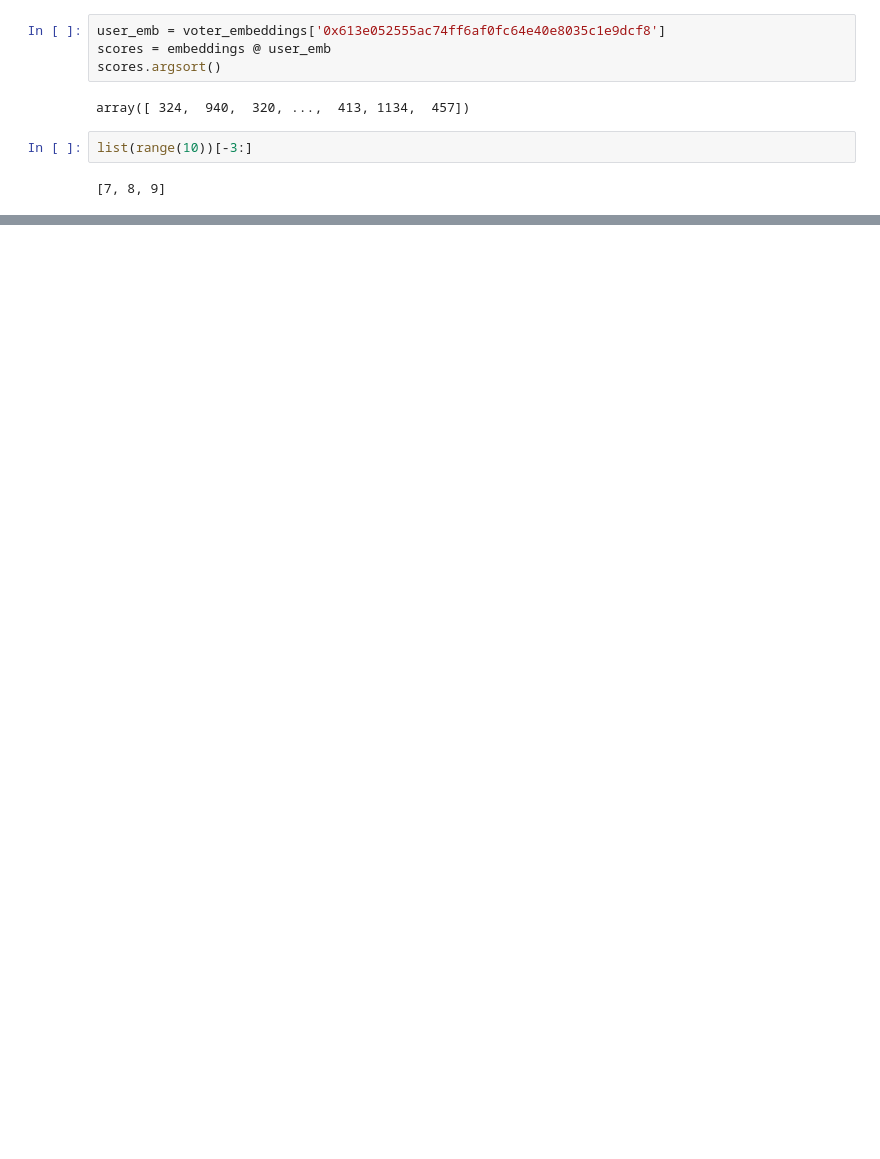
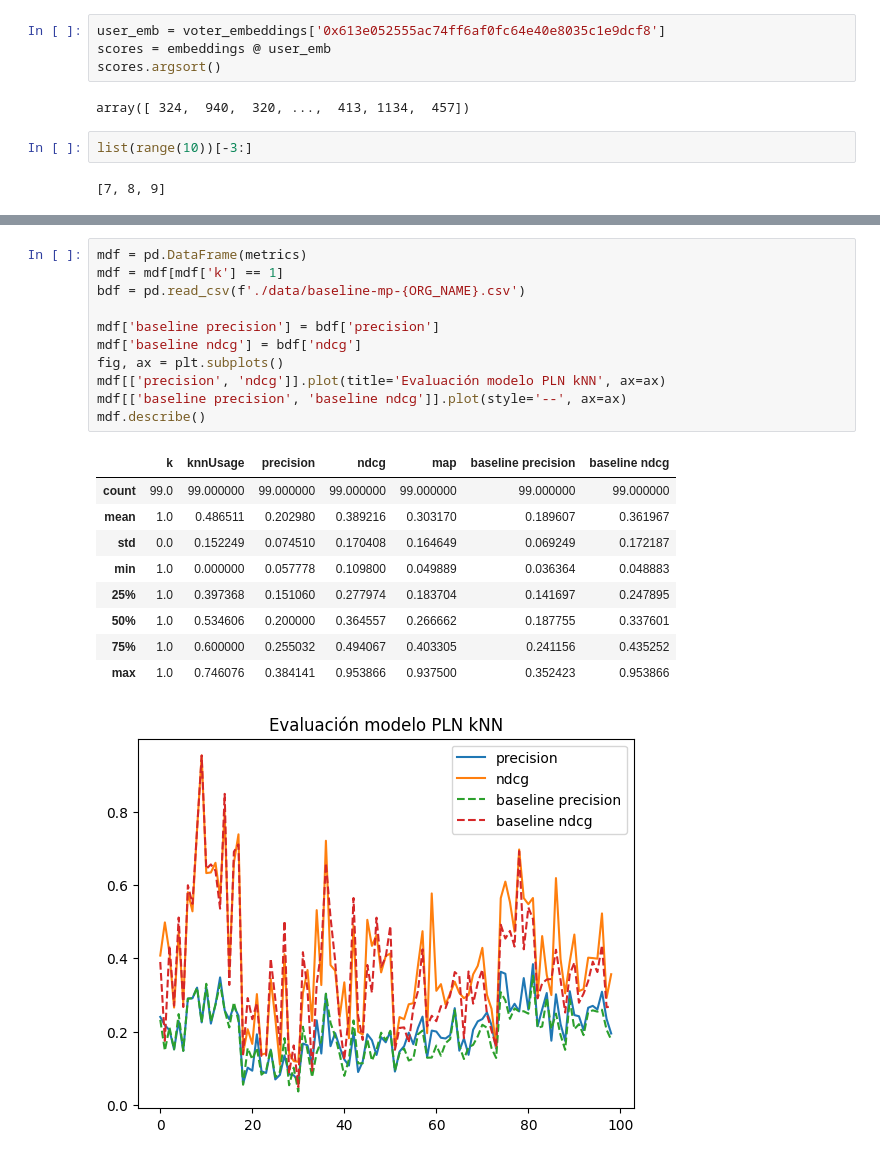
Before and after one commit to daviddavo/upm-tfm-notebooks, a Jupyter notebook: 08_pln.ipynb, the cells around one changed output, grey strips where cells are left out. Saved outputs shown, nothing was run; the diff lists cells and outputs as text; blank space fills up the shorter version.

```diff
--- a/08_pln.ipynb
+++ b/08_pln.ipynb
@@ -294,0 +584,22 @@ recall: 0.741011513447713
+# %%
+mdf = pd.DataFrame(metrics)
+mdf = mdf[mdf['k'] == 1]
+bdf = pd.read_csv(f'./data/baseline-mp-{ORG_NAME}.csv')
+
+mdf['baseline precision'] = bdf['precision']
+mdf['baseline ndcg'] = bdf['ndcg']
+fig, ax = plt.subplots()
+mdf[['precision', 'ndcg']].plot(title='Evaluación modelo PLN kNN', ax=ax)
+mdf[['baseline precision', 'baseline ndcg']].plot(style='--', ax=ax)
+mdf.describe()
+# %% [output]
+|  | k | knnUsage | precision | ndcg | map | baseline precision | baseline ndcg |
+| count | 99.0 | 99.000000 | 99.000000 | 99.000000 | 99.000000 | 99.000000 | 99.000000 |
+| mean | 1.0 | 0.486511 | 0.202980 | 0.389216 | 0.303170 | 0.189607 | 0.361967 |
+| std | 0.0 | 0.152249 | 0.074510 | 0.170408 | 0.164649 | 0.069249 | 0.172187 |
+| min | 1.0 | 0.000000 | 0.057778 | 0.109800 | 0.049889 | 0.036364 | 0.048883 |
+| 25% | 1.0 | 0.397368 | 0.151060 | 0.277974 | 0.183704 | 0.141697 | 0.247895 |
+| 50% | 1.0 | 0.534606 | 0.200000 | 0.364557 | 0.266662 | 0.187755 | 0.337601 |
+| 75% | 1.0 | 0.600000 | 0.255032 | 0.494067 | 0.403305 | 0.241156 | 0.435252 |
+| max | 1.0 | 0.746076 | 0.384141 | 0.953866 | 0.937500 | 0.352423 | 0.953866 |
+[figure, added]
```
Also changed, not shown: parts of 33 cells of this notebook, 3 other files.
